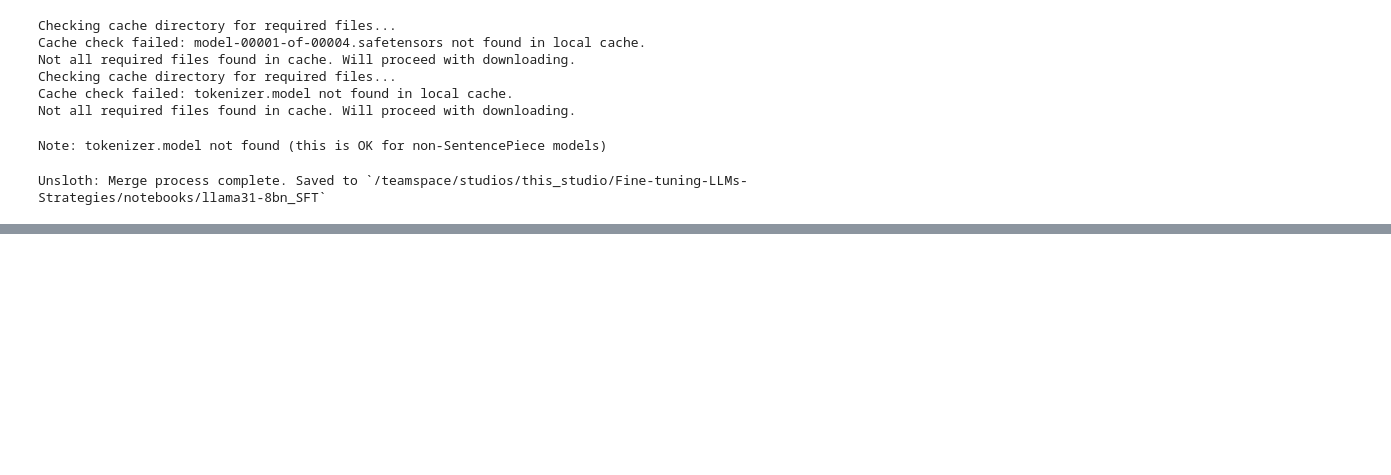
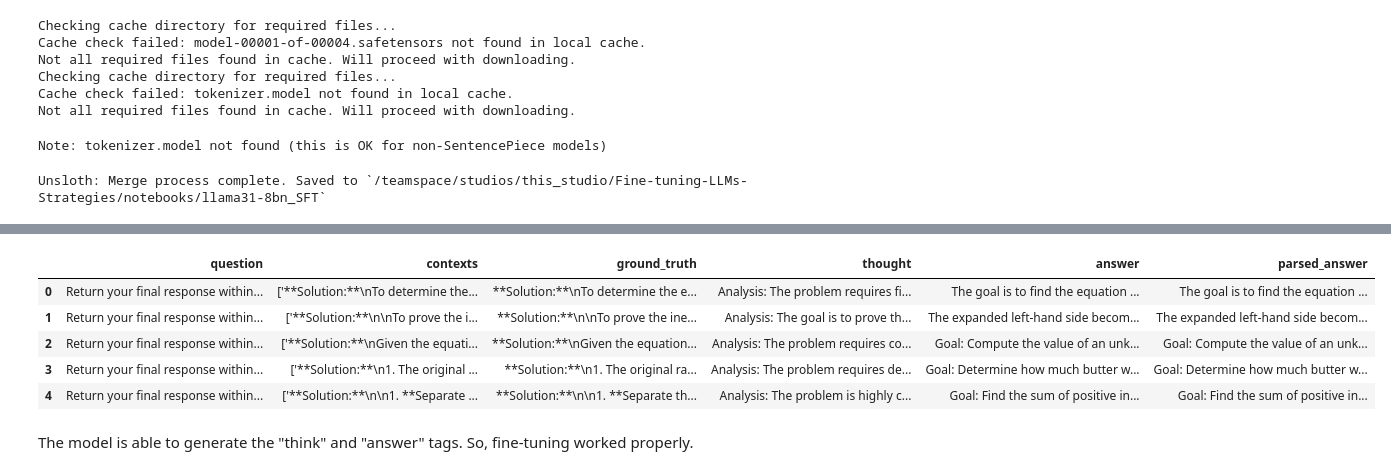
Before and after one commit to NamrataThakur/Fine-tuning-LLMs-Strategies, a Jupyter notebook: notebooks/supervised_fine-tuning_llama3.1_8bn.ipynb, the cells around one changed output, grey strips where cells are left out. Saved outputs shown, nothing was run; the diff lists cells and outputs as text; code cells hidden in the pictures; blank space fills up the shorter version.

```diff
--- a/notebooks/supervised_fine-tuning_llama3.1_8bn.ipynb
+++ b/notebooks/supervised_fine-tuning_llama3.1_8bn.ipynb
@@ -429,0 +762,26 @@ Unsloth: Merge process complete. Saved to `/teamspace/studios/this_studio/Fine-t
+# %%
+def parse_answers(text):
+    # Added (?i) for case-insensitivity and \s* for potential spaces
+    solution_match = re.search(r'(?i)<answer\s*>(.*?)</answer\s*>', text, re.DOTALL)
+
+    if solution_match:
+        return solution_match.group(1).strip()
+
+    # If the tag wasn't closed properly, try to grab everything after the opening tag
+    fallback_match = re.search(r'(?i)<answer\s*>(.*)', text, re.DOTALL)
+    if fallback_match:
+        return fallback_match.group(1).strip()
+
+    return text
+
+rft_base_eval_data['parsed_answer'] = rft_base_eval_data['answer'].apply(parse_answers)
+rft_base_eval_data.head()
+# %% [output]
+|  | question | contexts | ground_truth | thought | answer | parsed_answer |
+| 0 | Return your final response within... | ['**Solution:**\nTo determine the... | **Solution:**\nTo determine the e... | Analysis: The problem requires fi... | The goal is to find the equation ... | The goal is to find the equation ... |
+| 1 | Return your final response within... | ['**Solution:**\n\nTo prove the i... | **Solution:**\n\nTo prove the ine... | Analysis: The goal is to prove th... | The expanded left-hand side becom... | The expanded left-hand side becom... |
+| 2 | Return your final response within... | ['**Solution:**\nGiven the equati... | **Solution:**\nGiven the equation... | Analysis: The problem requires co... | Goal: Compute the value of an unk... | Goal: Compute the value of an unk... |
+| 3 | Return your final response within... | ['**Solution:**\n1. The original ... | **Solution:**\n1. The original ra... | Analysis: The problem requires de... | Goal: Determine how much butter w... | Goal: Determine how much butter w... |
+| 4 | Return your final response within... | ['**Solution:**\n\n1. **Separate ... | **Solution:**\n\n1. **Separate th... | Analysis: The problem is highly c... | Goal: Find the sum of positive in... | Goal: Find the sum of positive in... |
+# %% [markdown]
+The model is able to generate the "think" and "answer" tags. So, fine-tuning worked properly.
```
Also changed, not shown: parts of 70 cells of this notebook, 11 other files.
